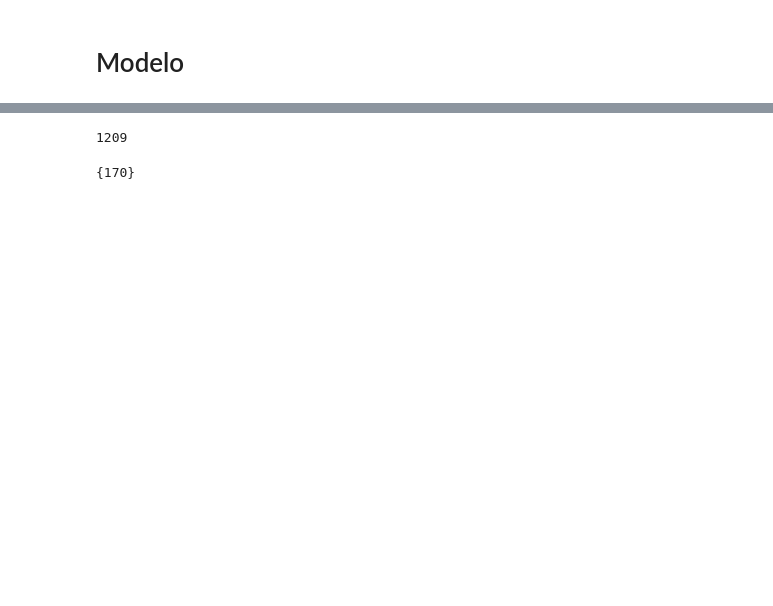
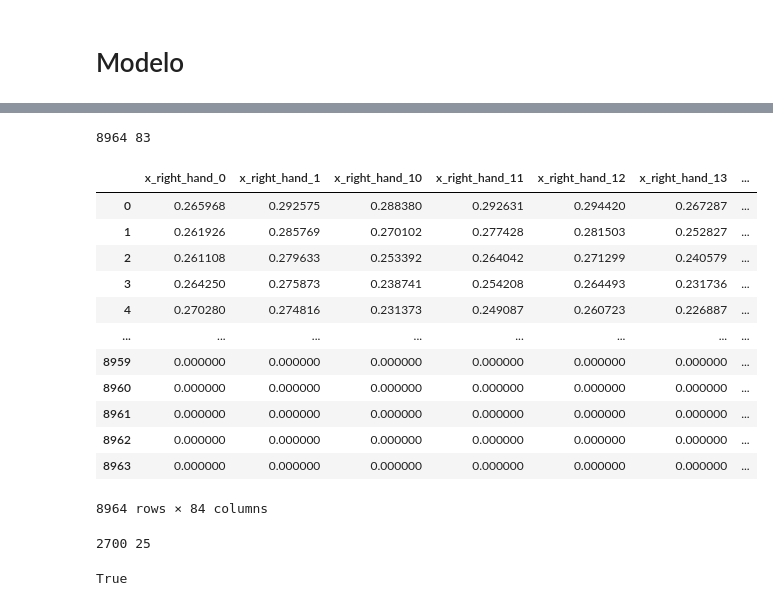
Before and after one commit to andreamalin/megaproyecto_model, a Jupyter notebook: model.ipynb, the cells around one changed output, grey strips where cells are left out. Saved outputs shown, nothing was run; the diff lists cells and outputs as text; code cells hidden in the pictures; blank space fills up the shorter version.

```diff
--- a/model.ipynb
+++ b/model.ipynb
@@ -184,7 +159,0 @@ plt.show()
-# %%
-# Determine the maximum sequence length
-grouped = merged.groupby('sequence_id')
-max_seq_length = 170
-
-# Filter out IDs with more than 170 rows
-filtered_df = grouped.filter(lambda x: len(x) <= max_seq_length)
@@ -211,8 +206,0 @@ filled_df.reset_index(drop=True, inplace=True)
-# %%
-len(target)
-# %% [output]
-1209
-# %%
-set(filled_df.groupby('sequence_id').size().to_list())
-# %% [output]
-{170}
@@ -237,0 +207,38 @@ num_classes = len(y)
+# %%
+X_train, target = padding_videos(df_train)
+y_train = padding_labels(target)
+del X_train["sequence_id"]
+del X_train["target"]
+
+print(len(X_train), len(y_train))
+# %% [output]
+8964 83
+# %%
+X_train
+# %% [output]
+|  | x_right_hand_0 | x_right_hand_1 | x_right_hand_10 | x_right_hand_11 | x_right_hand_12 | x_right_hand_13 | ... |
+| 0 | 0.265968 | 0.292575 | 0.288380 | 0.292631 | 0.294420 | 0.267287 | ... |
+| 1 | 0.261926 | 0.285769 | 0.270102 | 0.277428 | 0.281503 | 0.252827 | ... |
+| 2 | 0.261108 | 0.279633 | 0.253392 | 0.264042 | 0.271299 | 0.240579 | ... |
+| 3 | 0.264250 | 0.275873 | 0.238741 | 0.254208 | 0.264493 | 0.231736 | ... |
+| 4 | 0.270280 | 0.274816 | 0.231373 | 0.249087 | 0.260723 | 0.226887 | ... |
+| ... | ... | ... | ... | ... | ... | ... | ... |
+| 8959 | 0.000000 | 0.000000 | 0.000000 | 0.000000 | 0.000000 | 0.000000 | ... |
+| 8960 | 0.000000 | 0.000000 | 0.000000 | 0.000000 | 0.000000 | 0.000000 | ... |
+| 8961 | 0.000000 | 0.000000 | 0.000000 | 0.000000 | 0.000000 | 0.000000 | ... |
+| 8962 | 0.000000 | 0.000000 | 0.000000 | 0.000000 | 0.000000 | 0.000000 | ... |
+| 8963 | 0.000000 | 0.000000 | 0.000000 | 0.000000 | 0.000000 | 0.000000 | ... |
+8964 rows × 84 columns
+# %%
+X_test, target = padding_videos(df_test)
+y_test = padding_labels(target)
+del X_test["sequence_id"]
+del X_test["target"]
+
+print(len(X_test), len(y_test))
+# %% [output]
+2700 25
+# %%
+len(y_train) + len(y_test) == len(df["sequence_id"].unique())
+# %% [output]
+True
```
Also changed, not shown: parts of 63 cells of this notebook, 1 other file.
